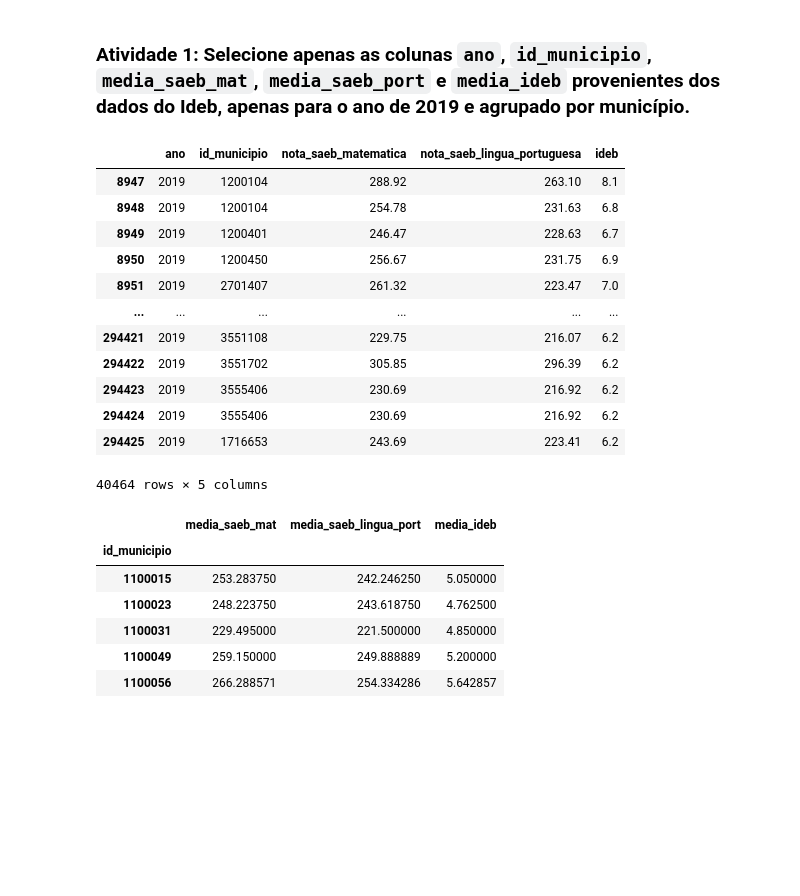
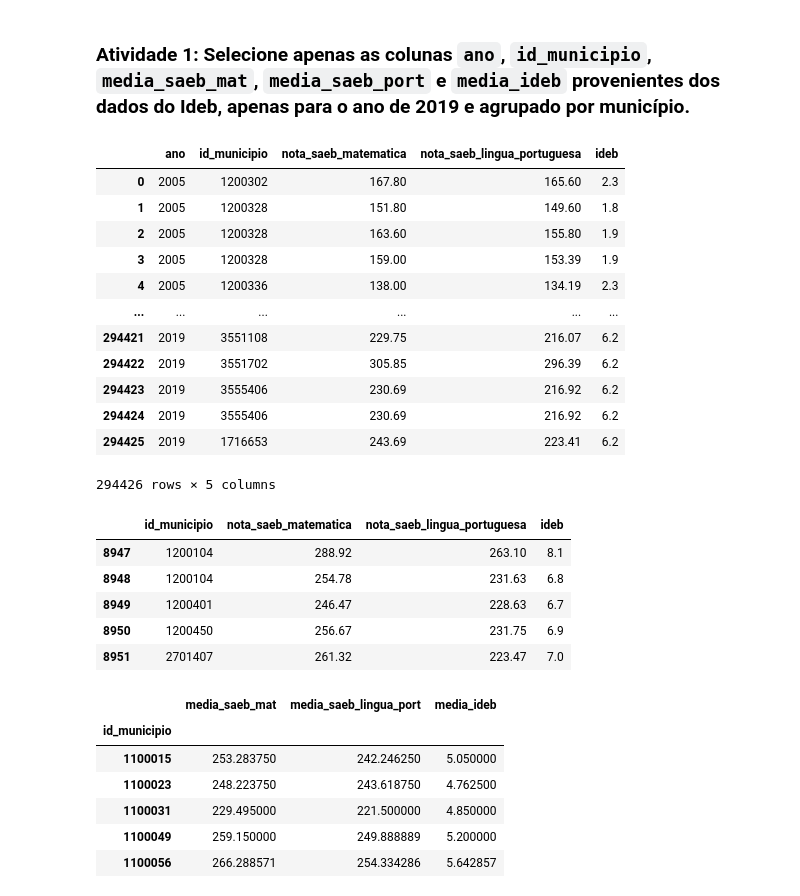
Before and after one commit to Matt44320/ExerciciosSirius, a Jupyter notebook: Correlacao.ipynb, the cells around one changed output. Saved outputs shown, nothing was run; the diff lists cells and outputs as text; code cells hidden in the pictures; blank space fills up the shorter version.

```diff
--- a/Correlacao.ipynb
+++ b/Correlacao.ipynb
@@ -12,5 +12,5 @@ drive.mount('/content/drive')
 # %% [output]
 Mounted at /content/drive
 # %%
-ideb = '/content/drive/MyDrive/Colab Notebooks/Sirius_DS/ideb.csv'
-pib = '/content/drive/MyDrive/Colab Notebooks/Sirius_DS/pib.csv'
+ideb = '/content/drive/MyDrive/Colab Notebooks/Sirius_DS/Sprint1/W1_correlacao/ideb.csv'
+pib = '/content/drive/MyDrive/Colab Notebooks/Sirius_DS/Sprint1/W1_correlacao/pib.csv'
@@ -56,23 +37,36 @@ df_pib
 100186 rows × 9 columns
 # %% [markdown]
 ### Atividade 1: Selecione apenas as colunas `ano`, `id_municipio`, `media_saeb_mat`, `media_saeb_port` e `media_ideb` provenientes dos dados do Ideb, apenas para o ano de 2019 e agrupado por município.
+# %%
+df_ideb = pd.read_csv(ideb)
+df_ideb.columns
+df_ideb = df_ideb[['ano','id_municipio','nota_saeb_matematica', 'nota_saeb_lingua_portuguesa','ideb']]
+df_ideb
+# %% [output]
+|  | ano | id_municipio | nota_saeb_matematica | nota_saeb_lingua_portuguesa | ideb |
+| 0 | 2005 | 1200302 | 167.80 | 165.60 | 2.3 |
+| 1 | 2005 | 1200328 | 151.80 | 149.60 | 1.8 |
+| 2 | 2005 | 1200328 | 163.60 | 155.80 | 1.9 |
+| 3 | 2005 | 1200328 | 159.00 | 153.39 | 1.9 |
+| 4 | 2005 | 1200336 | 138.00 | 134.19 | 2.3 |
+| ... | ... | ... | ... | ... | ... |
+| 294421 | 2019 | 3551108 | 229.75 | 216.07 | 6.2 |
+| 294422 | 2019 | 3551702 | 305.85 | 296.39 | 6.2 |
+| 294423 | 2019 | 3555406 | 230.69 | 216.92 | 6.2 |
+| 294424 | 2019 | 3555406 | 230.69 | 216.92 | 6.2 |
+| 294425 | 2019 | 1716653 | 243.69 | 223.41 | 6.2 |
+294426 rows × 5 columns
 # %%
 df_ideb_2019 = df_ideb[df_ideb['ano'] == 2019]
-df_ideb_2019
+df_ideb_2019 = df_ideb_2019.loc[:,'id_municipio':]
+df_ideb_2019.head()
 # %% [output]
-|  | ano | id_municipio | nota_saeb_matematica | nota_saeb_lingua_portuguesa | ideb |
-| 8947 | 2019 | 1200104 | 288.92 | 263.10 | 8.1 |
-| 8948 | 2019 | 1200104 | 254.78 | 231.63 | 6.8 |
-| 8949 | 2019 | 1200401 | 246.47 | 228.63 | 6.7 |
-| 8950 | 2019 | 1200450 | 256.67 | 231.75 | 6.9 |
-| 8951 | 2019 | 2701407 | 261.32 | 223.47 | 7.0 |
-| ... | ... | ... | ... | ... | ... |
-| 294421 | 2019 | 3551108 | 229.75 | 216.07 | 6.2 |
-| 294422 | 2019 | 3551702 | 305.85 | 296.39 | 6.2 |
-| 294423 | 2019 | 3555406 | 230.69 | 216.92 | 6.2 |
-| 294424 | 2019 | 3555406 | 230.69 | 216.92 | 6.2 |
-| 294425 | 2019 | 1716653 | 243.69 | 223.41 | 6.2 |
+|  | id_municipio | nota_saeb_matematica | nota_saeb_lingua_portuguesa | ideb |
+| 8947 | 1200104 | 288.92 | 263.10 | 8.1 |
+| 8948 | 1200104 | 254.78 | 231.63 | 6.8 |
+| 8949 | 1200401 | 246.47 | 228.63 | 6.7 |
+| 8950 | 1200450 | 256.67 | 231.75 | 6.9 |
+| 8951 | 2701407 | 261.32 | 223.47 | 7.0 |
-40464 rows × 5 columns
 # %%
 df_ideb_2019_municipio = df_ideb_2019.groupby(by = 'id_municipio').agg({'nota_saeb_matematica':'mean', 'nota_saeb_lingua_portuguesa' : 'mean','ideb':'mean'})
 df_ideb_2019_municipio.rename(
```
Also changed, not shown: parts of 13 cells of this notebook.
